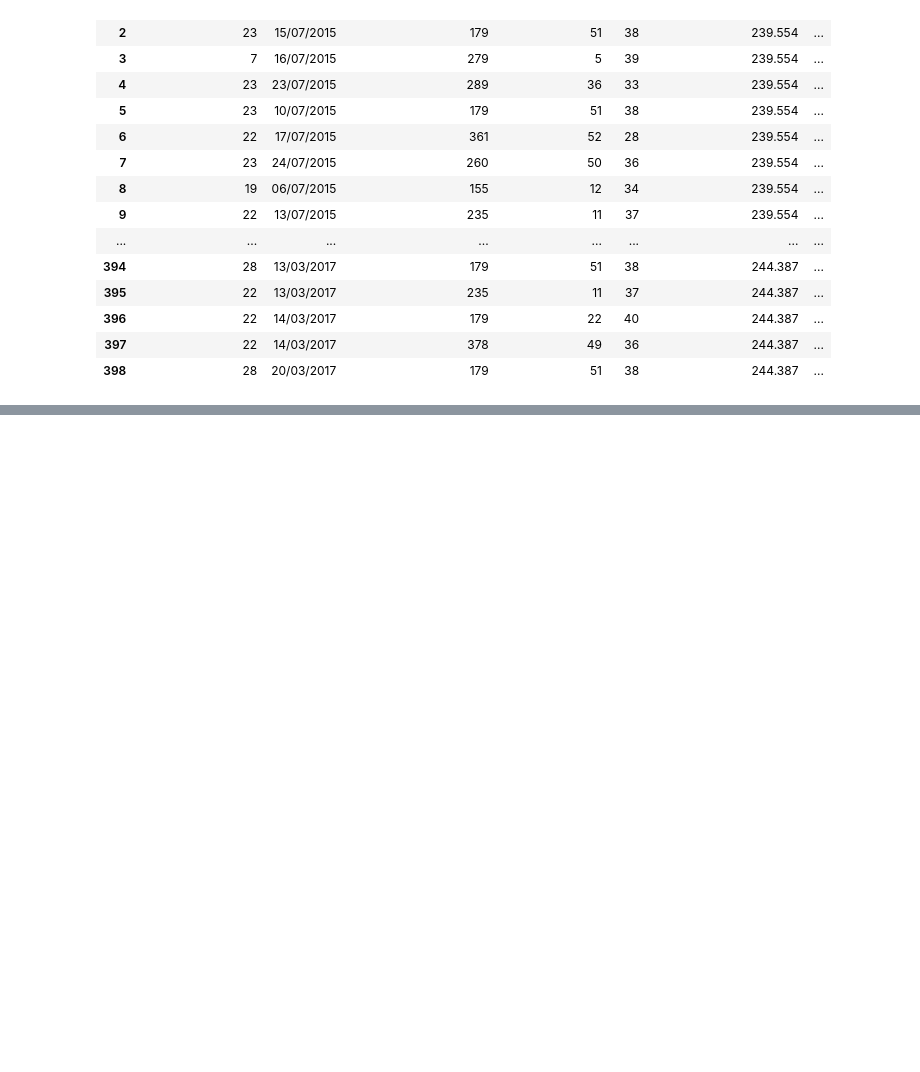
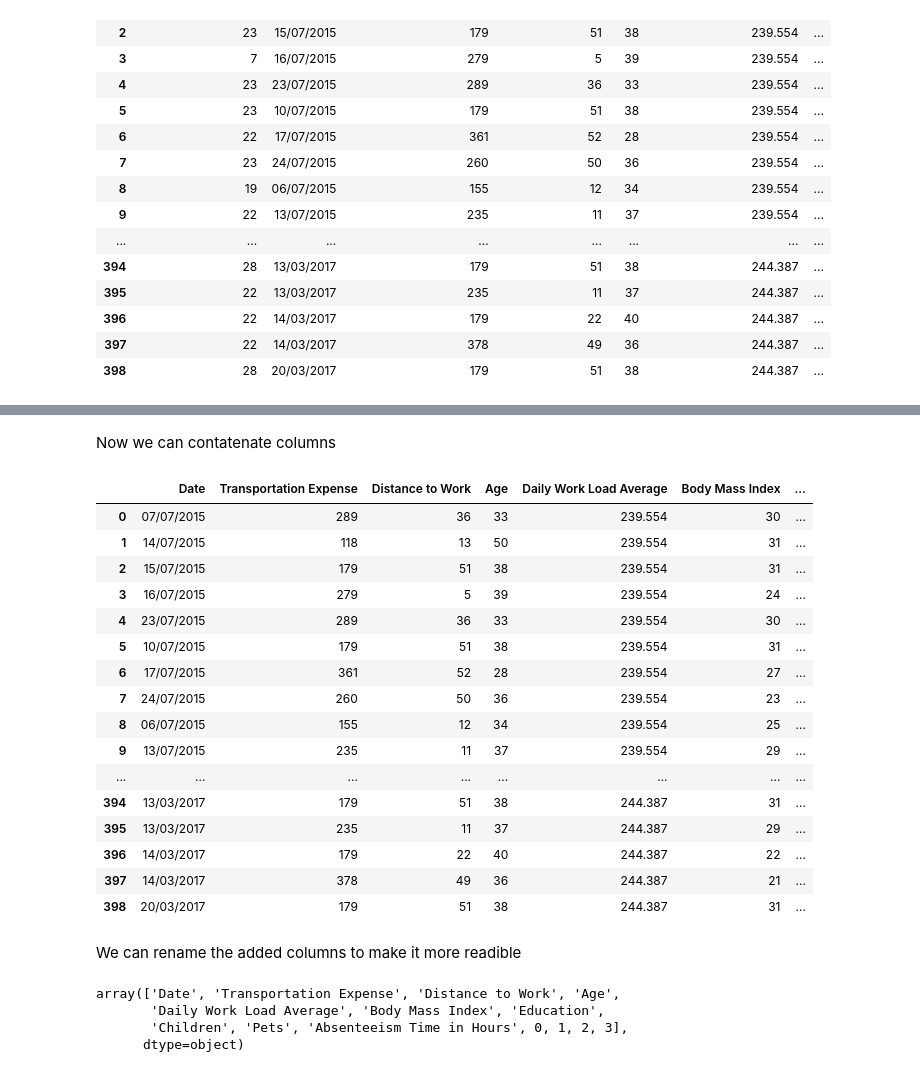
Before and after one commit to tomasz-urban/Jupyter, a Jupyter notebook: DS_bootcamp/logistic_regression/absenteeism_project.ipynb, the cells around one changed output, grey strips where cells are left out. Cells and saved outputs as stored; diff of their text form; code cells hidden in the pictures; blank space fills up the shorter version.

```diff
--- a/DS_bootcamp/logistic_regression/absenteeism_project.ipynb
+++ b/DS_bootcamp/logistic_regression/absenteeism_project.ipynb
@@ -156,0 +196,5 @@ df
+# %%
+rfa_group_1 = rfa_columns.loc[:,'1':'14'].max(axis=1)
+rfa_group_2 = rfa_columns.loc[:,'15':'17'].max(axis=1)
+rfa_group_3 = rfa_columns.loc[:,'18':'21'].max(axis=1)
+rfa_group_4 = rfa_columns.loc[:,'22':].max(axis=1)
@@ -156,0 +247,32 @@ df
+# %% [markdown]
+Now we can contatenate columns
+# %%
+df = pd.concat([df, rfa_group_1, rfa_group_2, rfa_group_3, rfa_group_4], axis = 1)
+df
+# %% [output]
+|  | Date | Transportation Expense | Distance to Work | Age | Daily Work Load Average | Body Mass Index | ... |
+| 0 | 07/07/2015 | 289 | 36 | 33 | 239.554 | 30 | ... |
+| 1 | 14/07/2015 | 118 | 13 | 50 | 239.554 | 31 | ... |
+| 2 | 15/07/2015 | 179 | 51 | 38 | 239.554 | 31 | ... |
+| 3 | 16/07/2015 | 279 | 5 | 39 | 239.554 | 24 | ... |
+| 4 | 23/07/2015 | 289 | 36 | 33 | 239.554 | 30 | ... |
+| 5 | 10/07/2015 | 179 | 51 | 38 | 239.554 | 31 | ... |
+| 6 | 17/07/2015 | 361 | 52 | 28 | 239.554 | 27 | ... |
+| 7 | 24/07/2015 | 260 | 50 | 36 | 239.554 | 23 | ... |
+| 8 | 06/07/2015 | 155 | 12 | 34 | 239.554 | 25 | ... |
+| 9 | 13/07/2015 | 235 | 11 | 37 | 239.554 | 29 | ... |
+| ... | ... | ... | ... | ... | ... | ... | ... |
+| 394 | 13/03/2017 | 179 | 51 | 38 | 244.387 | 31 | ... |
+| 395 | 13/03/2017 | 235 | 11 | 37 | 244.387 | 29 | ... |
+| 396 | 14/03/2017 | 179 | 22 | 40 | 244.387 | 22 | ... |
+| 397 | 14/03/2017 | 378 | 49 | 36 | 244.387 | 21 | ... |
+| 398 | 20/03/2017 | 179 | 51 | 38 | 244.387 | 31 | ... |
+# %% [markdown]
+We can rename the added columns to make it more readible
+# %%
+df.columns.values
+# %% [output]
+array(['Date', 'Transportation Expense', 'Distance to Work', 'Age',
+       'Daily Work Load Average', 'Body Mass Index', 'Education',
+       'Children', 'Pets', 'Absenteeism Time in Hours', 0, 1, 2, 3],
+      dtype=object)
```
Also changed, not shown: parts of 13 cells of this notebook.
